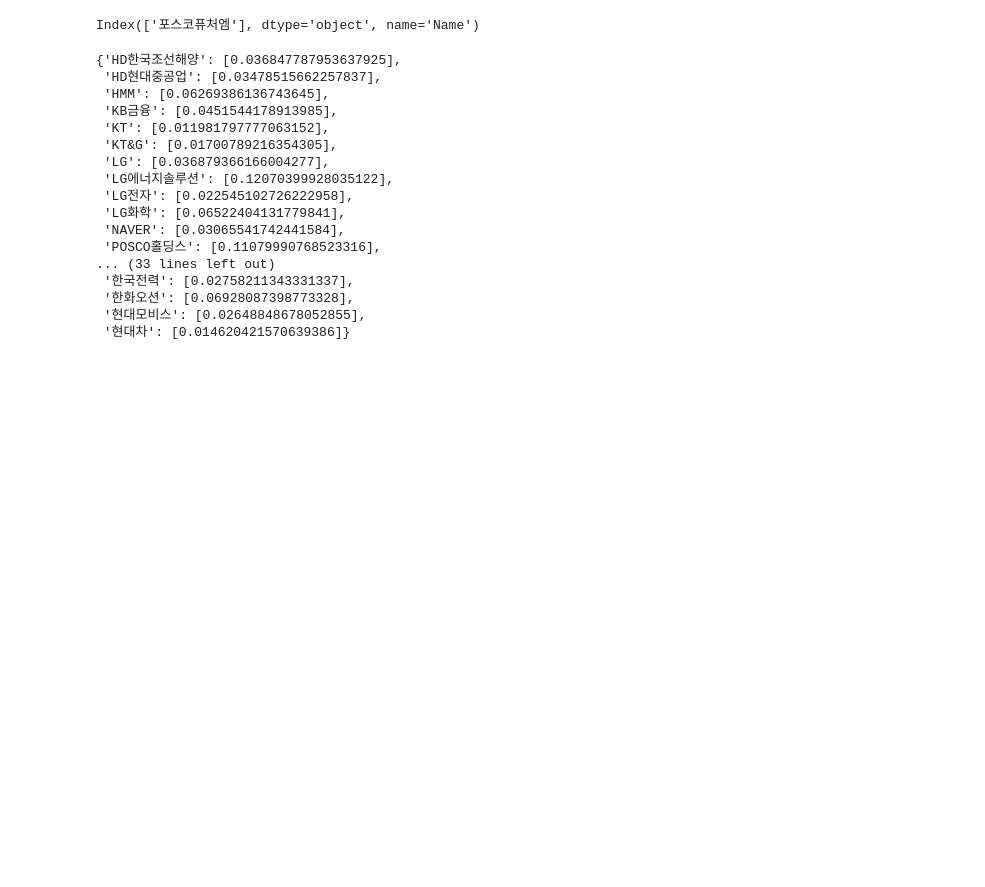
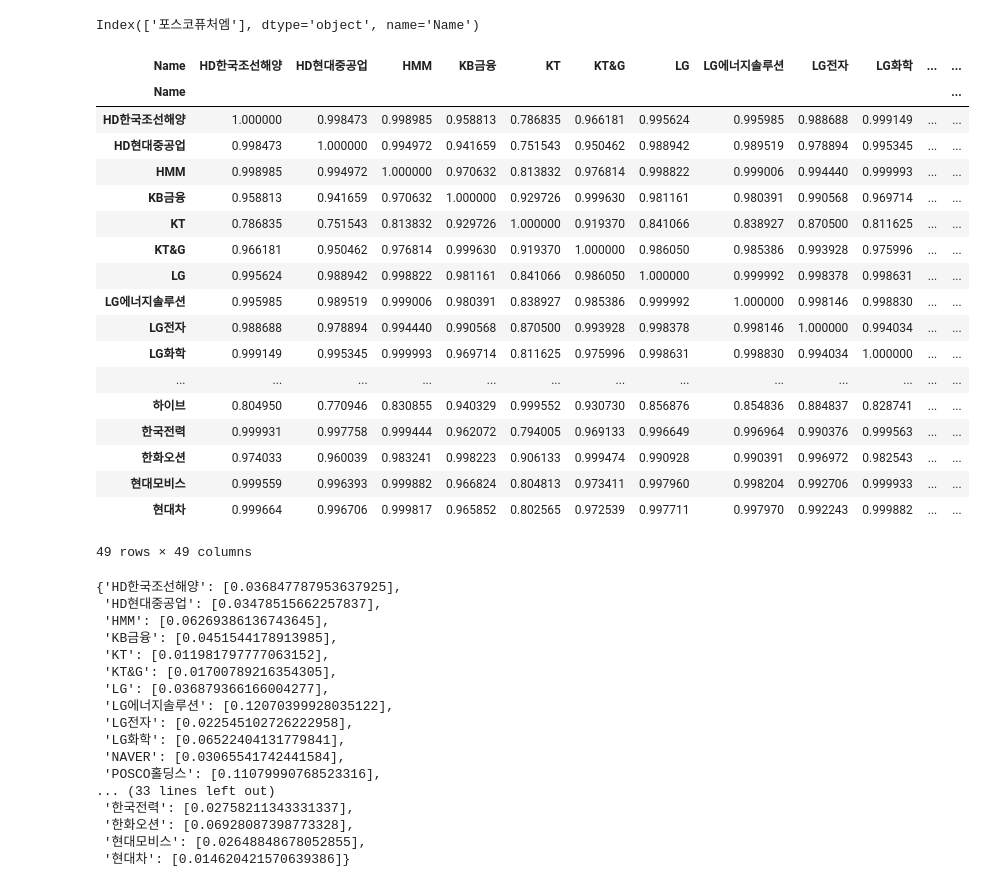
Before and after one commit to team-sesac/transformer-for-finance, a Jupyter notebook: src/clustering/cosin_clustering.ipynb, the cells around one changed output. Cells and saved outputs as stored; diff of their text form; code cells hidden in the pictures; blank space fills up the shorter version.

Commit message:
cosin_clustring_1

```diff
--- a/src/clustering/cosin_clustering.ipynb
+++ b/src/clustering/cosin_clustering.ipynb
@@ -160,4 +163,32 @@ max_df = df.sort_values(ascending=False)[1:].max()
 df[df==max_df].index
 # %% [output]
 Index(['포스코퓨처엠'], dtype='object', name='Name')
+# %%
+cosine_sim = cosine_similarity(result_df)
+df = pd.DataFrame(cosine_sim, index=result_df.index, columns=result_df.index)
+df
+# 히트맵으로 만들기
+# plt.figure(figsize=(15,8))
+# sns.heatmap(df, annot=True, linewidth=.5)
+# feature가 너무 많아서 히트맵으로 만들 수 없음
+# %% [output]
+| Name | HD한국조선해양 | HD현대중공업 | HMM | KB금융 | KT | KT&G | LG | LG에너지솔루션 | LG전자 | LG화학 | ... | ... |
+| Name |  |  |  |  |  |  |  |  |  |  |  | ... |
+| HD한국조선해양 | 1.000000 | 0.998473 | 0.998985 | 0.958813 | 0.786835 | 0.966181 | 0.995624 | 0.995985 | 0.988688 | 0.999149 | ... | ... |
+| HD현대중공업 | 0.998473 | 1.000000 | 0.994972 | 0.941659 | 0.751543 | 0.950462 | 0.988942 | 0.989519 | 0.978894 | 0.995345 | ... | ... |
+| HMM | 0.998985 | 0.994972 | 1.000000 | 0.970632 | 0.813832 | 0.976814 | 0.998822 | 0.999006 | 0.994440 | 0.999993 | ... | ... |
+| KB금융 | 0.958813 | 0.941659 | 0.970632 | 1.000000 | 0.929726 | 0.999630 | 0.981161 | 0.980391 | 0.990568 | 0.969714 | ... | ... |
+| KT | 0.786835 | 0.751543 | 0.813832 | 0.929726 | 1.000000 | 0.919370 | 0.841066 | 0.838927 | 0.870500 | 0.811625 | ... | ... |
+| KT&G | 0.966181 | 0.950462 | 0.976814 | 0.999630 | 0.919370 | 1.000000 | 0.986050 | 0.985386 | 0.993928 | 0.975996 | ... | ... |
+| LG | 0.995624 | 0.988942 | 0.998822 | 0.981161 | 0.841066 | 0.986050 | 1.000000 | 0.999992 | 0.998378 | 0.998631 | ... | ... |
+| LG에너지솔루션 | 0.995985 | 0.989519 | 0.999006 | 0.980391 | 0.838927 | 0.985386 | 0.999992 | 1.000000 | 0.998146 | 0.998830 | ... | ... |
+| LG전자 | 0.988688 | 0.978894 | 0.994440 | 0.990568 | 0.870500 | 0.993928 | 0.998378 | 0.998146 | 1.000000 | 0.994034 | ... | ... |
+| LG화학 | 0.999149 | 0.995345 | 0.999993 | 0.969714 | 0.811625 | 0.975996 | 0.998631 | 0.998830 | 0.994034 | 1.000000 | ... | ... |
+| ... | ... | ... | ... | ... | ... | ... | ... | ... | ... | ... | ... | ... |
+| 하이브 | 0.804950 | 0.770946 | 0.830855 | 0.940329 | 0.999552 | 0.930730 | 0.856876 | 0.854836 | 0.884837 | 0.828741 | ... | ... |
+| 한국전력 | 0.999931 | 0.997758 | 0.999444 | 0.962072 | 0.794005 | 0.969133 | 0.996649 | 0.996964 | 0.990376 | 0.999563 | ... | ... |
+| 한화오션 | 0.974033 | 0.960039 | 0.983241 | 0.998223 | 0.906133 | 0.999474 | 0.990928 | 0.990391 | 0.996972 | 0.982543 | ... | ... |
+| 현대모비스 | 0.999559 | 0.996393 | 0.999882 | 0.966824 | 0.804813 | 0.973411 | 0.997960 | 0.998204 | 0.992706 | 0.999933 | ... | ... |
+| 현대차 | 0.999664 | 0.996706 | 0.999817 | 0.965852 | 0.802565 | 0.972539 | 0.997711 | 0.997970 | 0.992243 | 0.999882 | ... | ... |
+49 rows × 49 columns
 # %%
```
Also changed, not shown: parts of 17 cells of this notebook.
